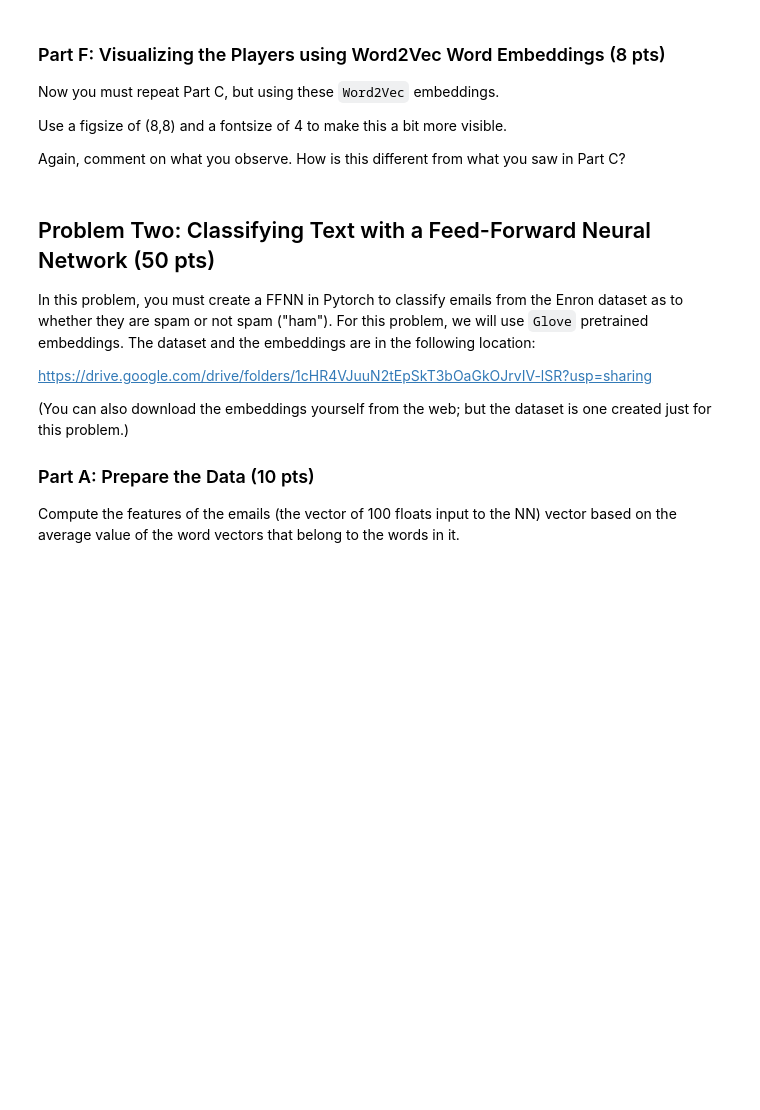
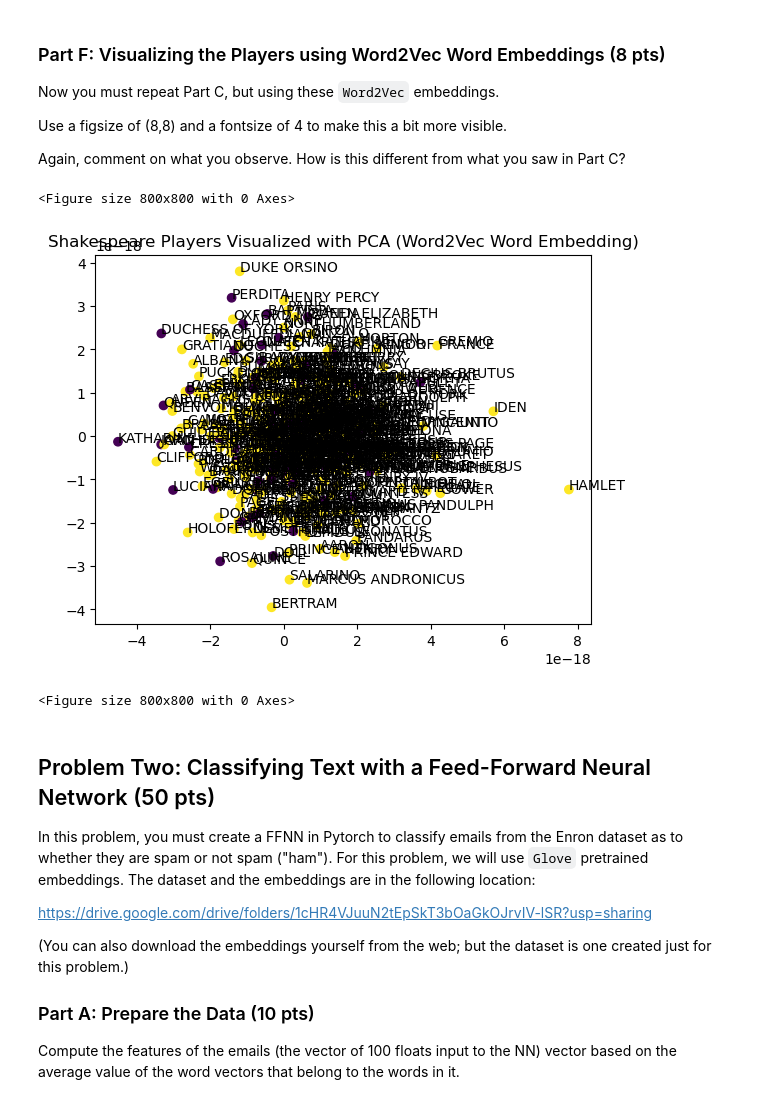
Before and after one commit to Aseeef/NLP-Classification-HW4, a Jupyter notebook: HW04.ipynb, the cells around one changed output. Drawn from its saved outputs; the diff is of its cells as text; code cells hidden in the pictures; blank space fills up the shorter version.

Commit message:
97% accruacy and finished most stuff

```diff
--- a/HW04.ipynb
+++ b/HW04.ipynb
@@ -461,3 +469,18 @@ Now you must repeat Part C, but using these `Word2Vec` embeddings.
 Use a figsize of (8,8) and a fontsize of 4 to make this a bit more visible.
 
 Again, comment on what you observe. How is this different from what you saw in Part C?
+# %%
+GENERATE_NEW_MODEL_EVERY_TIME_2 = False
+player_to_models = {}
+
+for player in players_lines_dict:
+    try:
+        if GENERATE_NEW_MODEL_EVERY_TIME_2:
+            raise FileNotFoundError # manually trigger the error to generate new stuff
+        wv_model = KeyedVectors.load(F"models/players/{player}.wv", mmap='r')
+    except FileNotFoundError:
+        split_string_sentences = [sentence.split(' ') for sentence in players_lines_dict[player]]
+        model = Word2Vec(sentences=split_string_sentences, window=5, min_count=3, workers=6)
+        wv_model = model.wv
+        wv_model.save(F"models/players/{player}.wv")
+    player_to_models[player] = wv_model
@@ -464,3 +497,14 @@ Again, comment on what you observe. How is this different from what you saw in P
+# %%
+plt.title("Shakespeare Players Visualized with PCA (Word2Vec Word Embedding)")
+X, Y = (full_word2vec_player_matrix[:,0], full_word2vec_player_matrix[:,1])
+plt.scatter(X, Y, c=player_genders_as_numbers)
+for player,i in zip(players_lines_dict.keys(), range(len(players_lines_dict.keys()))):
+    plt.annotate(F"{player}", xy=(X[i], Y[i]))
+plt.figure(figsize=(8, 8))
+# %% [output]
+<Figure size 800x800 with 0 Axes>
+[figure, added]
+<Figure size 800x800 with 0 Axes>
 # %% [markdown]
 ## Problem Two: Classifying Text with a Feed-Forward Neural Network (50 pts)
 
```
Also changed, not shown: parts of 11 cells of this notebook.
